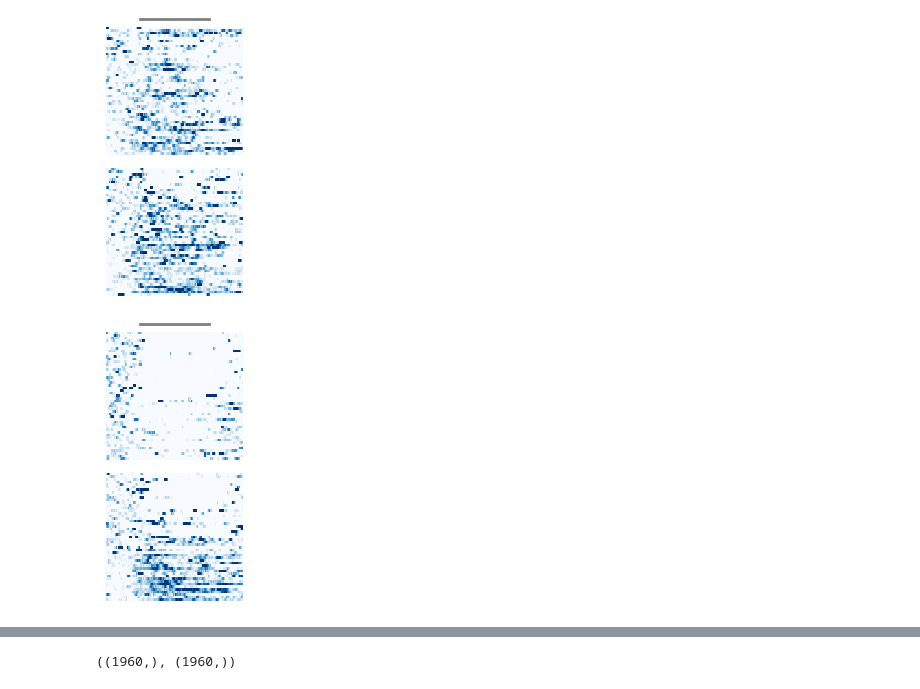
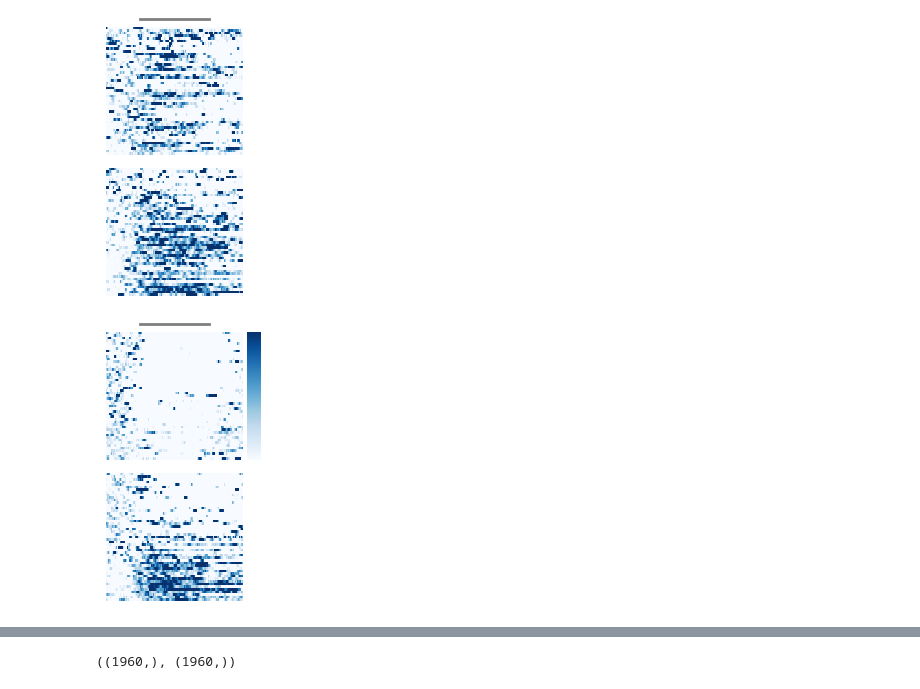
Before and after one commit to jaimemcc/bazzino, a Jupyter notebook: notebooks/figs_for_ang_vel.ipynb, the cells around one changed output, grey strips where cells are left out. Cells and saved outputs as stored; diff of their text form; code cells hidden in the pictures.

```diff
--- a/notebooks/figs_for_ang_vel.ipynb
+++ b/notebooks/figs_for_ang_vel.ipynb
@@ -16,7 +16,7 @@ plt.rcParams['savefig.dpi'] = 300
 plt.rcParams['savefig.transparent'] = True
 colors = ["#67AFD2", "#016895", "#F4795B", "#C74632"]
 
-savefigs = False
+savefigs = True
 
 DATAFOLDER = Path("..//data")
 RESULTSFOLDER = Path("..//results")
@@ -64,3 +24,10 @@ x_vel.shape
+# %%
+with open(DATAFOLDER / "bazzino_data.pickle", "rb") as f:
+    data = dill.load(f)
+
+x_array = data["x_array"]
+snips_photo = data["snips_photo"]
+snips_vel = data["snips_vel"]
 # %%
 def smooth_array(arr, window_size=5):
     """
@@ -83,9 +46,7 @@ RangeIndex(start=0, stop=1960, step=1)
 # %%
-def get_heatmap_data(snips, x_array, condition, sex, infusiontype):
-    if sex == "F" or sex == "M":
-        query_string = "condition == @condition & sex == @sex & infusiontype == @infusiontype"
-    else:
-        query_string = "condition == @condition & infusiontype == @infusiontype"
+def get_heatmap_data(snips, x_array, condition, infusiontype):
+
+    query_string = "condition == @condition & infusiontype == @infusiontype"
 
     heatmap_data = []
     df = x_array.query(query_string)
@@ -96,7 +57,6 @@ def get_heatmap_data(snips, x_array, condition, sex, infusiontype):
         heatmap_data.append(mean_snip)
 
     return np.array(heatmap_data)
-
 
 def init_figure():
     f = plt.figure(figsize=(2, 3.5))
@@ -125,77 +85,45 @@ def make_heatmap(data, ax, vlim, cbar_ax=None, inf_bar=False):
 
     if cbar_ax is not None:
         cbar_ax.set_yticks([])
 
     if inf_bar:
         ax.plot([50,150], [-3, -3], color="black", lw=2, alpha=0.5, clip_on=False)
 
     ax.set_xticks([])
     ax.set_yticks([])
 
-vlim = 5
+vlim = 3
 # savefigs = False
 
-# female, replete
+# replete
 f, ax1, ax2, cbar_ax = init_figure()
 
-heatmap_data = get_heatmap_data(snips_vel, x_vel, "replete", "F", "10NaCl")
-f_replete_10_inf = np.nanmean(heatmap_data[:,49:150], axis=1)
+heatmap_data = get_heatmap_data(snips_vel, x_array, "replete", "10NaCl")
+replete_10_inf = np.nanmean(heatmap_data[:,49:150], axis=1)
 make_heatmap(heatmap_data, ax1, vlim, inf_bar=True)
 
-heatmap_data = get_heatmap_data(snips_vel, x_vel, "replete", "F", "45NaCl")
-f_replete_45_inf = np.nanmean(heatmap_data[:,49:150], axis=1)
+heatmap_data = get_heatmap_data(snips_vel, x_array, "replete", "45NaCl")
+replete_45_inf = np.nanmean(heatmap_data[:,49:150], axis=1)
 make_heatmap(heatmap_data, ax2, vlim)
 
 cbar_ax.remove()
 
 if savefigs:
-    f.savefig(FIGSFOLDER / "heatmap_vel_female_replete.pdf")
+    f.savefig(FIGSFOLDER / "heatmap_vel_replete.pdf")
 
-# # female, deplete
+# deplete
 f, ax1, ax2, cbar_ax = init_figure()
 
-heatmap_data = get_heatmap_data(snips_vel, x_vel, "deplete", "F", "10NaCl")
-f_deplete_10_inf = np.nanmean(heatmap_data[:,49:150], axis=1)
+heatmap_data = get_heatmap_data(snips_vel, x_array, "deplete", "10NaCl")
+deplete_10_inf = np.nanmean(heatmap_data[:,49:150], axis=1)
 make_heatmap(heatmap_data, ax1, vlim, inf_bar=True)
 
-heatmap_data = get_heatmap_data(snips_vel, x_vel, "deplete", "F", "45NaCl")
-f_deplete_45_inf = np.nanmean(heatmap_data[:,49:150], axis=1)
-make_heatmap(heatmap_data, ax2, vlim)
-
-cbar_ax.remove()
-
-if savefigs:
-    f.savefig(FIGSFOLDER / "heatmap_vel_female_deplete.pdf")
-
-# # male, replete
-f, ax1, ax2, cbar_ax = init_figure()
-
-heatmap_data = get_heatmap_data(snips_vel, x_vel, "replete", "M", "10NaCl")
-m_replete_10_inf = np.nanmean(heatmap_data[:,49:150], axis=1)
-make_heatmap(heatmap_data, ax1, vlim, inf_bar=True)
-
-heatmap_data = get_heatmap_data(snips_vel, x_vel, "replete", "M", "45NaCl")
-m_replete_45_inf = np.nanmean(heatmap_data[:,49:150], axis=1)
-make_heatmap(heatmap_data, ax2, vlim)
-
-cbar_ax.remove()
-
-if savefigs:
-    f.savefig(FIGSFOLDER / "heatmap_vel_male_replete.pdf")
-
-# # male, deplete
-f, ax1, ax2, cbar_ax = init_figure()
-
-heatmap_data = get_heatmap_data(snips_vel, x_vel, "deplete", "M", "10NaCl")
-m_deplete_10_inf = np.nanmean(heatmap_data[:,49:150], axis=1)
-make_heatmap(heatmap_data, ax1, vlim, inf_bar=True)
-
-heatmap_data = get_heatmap_data(snips_vel, x_vel, "deplete", "M", "45NaCl")
-m_deplete_45_inf = np.nanmean(heatmap_data[:,49:150], axis=1)
+heatmap_data = get_heatmap_data(snips_vel, x_array, "deplete", "45NaCl")
+deplete_45_inf = np.nanmean(heatmap_data[:,49:150], axis=1)
 make_heatmap(heatmap_data, ax2, vlim, cbar_ax=cbar_ax)
 
 if savefigs:
-    f.savefig(FIGSFOLDER / "heatmap_vel_male_deplete.pdf")
+    f.savefig(FIGSFOLDER / "heatmap_vel_deplete.pdf")
 # %% [output]
-[figure, old version]
+[figure, new version]
-[figure, old version]
+[figure, new version]
```
Also changed, not shown: parts of 12 cells of this notebook, 2 other files.
